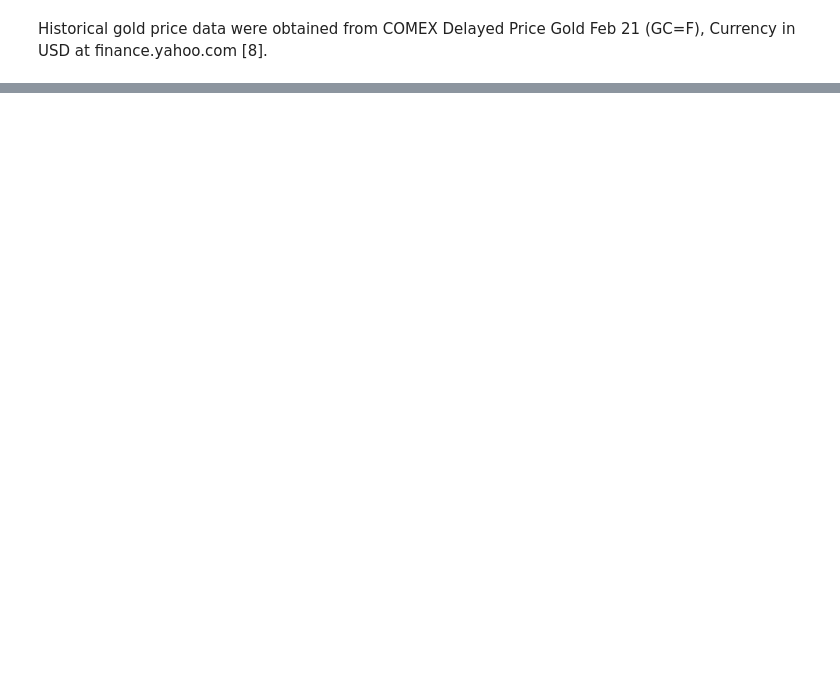
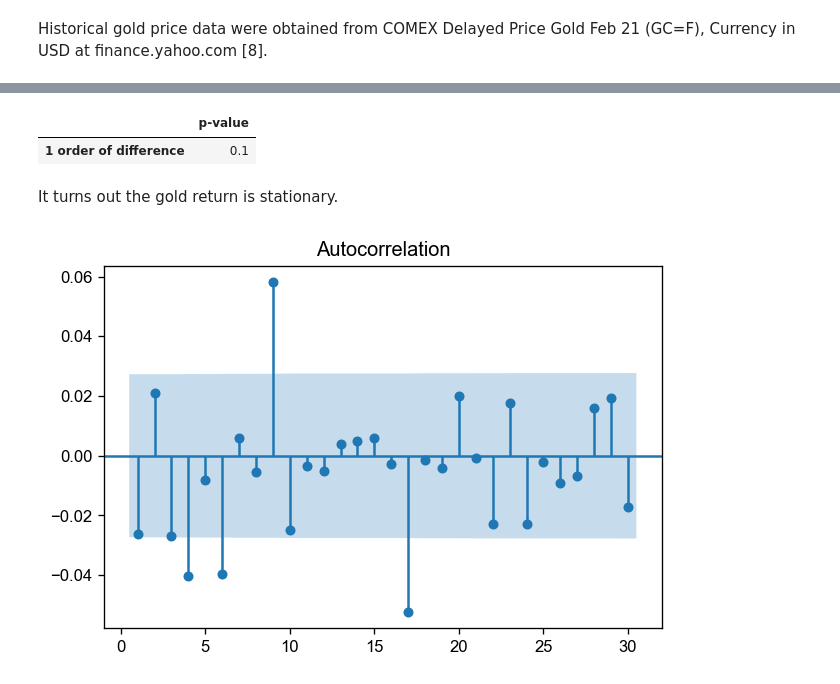
Before and after one commit to corrimare/gold, a Jupyter notebook: notebooks/gold.ipynb, the cells around one changed output, grey strips where cells are left out. Cells and saved outputs as stored; diff of their text form; code cells hidden in the pictures; blank space fills up the shorter version.

```diff
--- a/notebooks/gold.ipynb
+++ b/notebooks/gold.ipynb
@@ -454,0 +123,19 @@ It seems that the gold price would still increase by the end of 2022 despite the
+# %%
+#########################################################
+# Use kpss to tell if apple stock return is stationary
+#########################################################
+pd.DataFrame({' ': ['p-value'],
+             '1 order of difference': [kpss(gold['open'].diff().dropna())[1]]}).set_index(' ').T
+# %% [output]
+|  | p-value |
+| 1 order of difference | 0.1 |
+# %% [markdown]
+It turns out the gold return is stationary.
+# %%
+###################################################################################################################
+# Autocorrelation investigation for gold price time series (95% confidence interval)
+###################################################################################################################
+_=plot_acf(gold['open'].diff().dropna(), lags=30, zero=False, alpha=0.05)
+plt.show()
+# %% [output]
+[figure, added]
```
Also changed, not shown: parts of 60 cells of this notebook.
